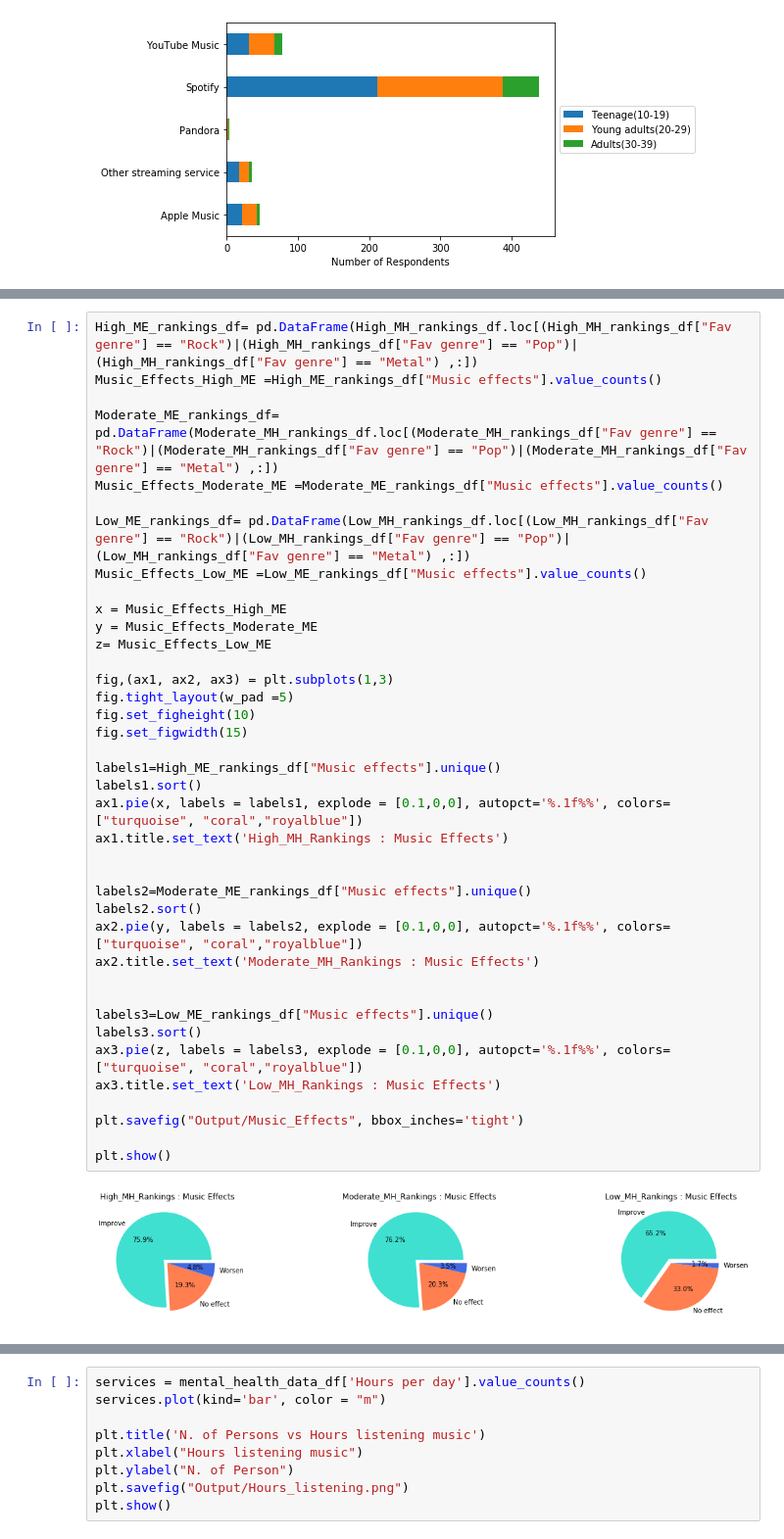
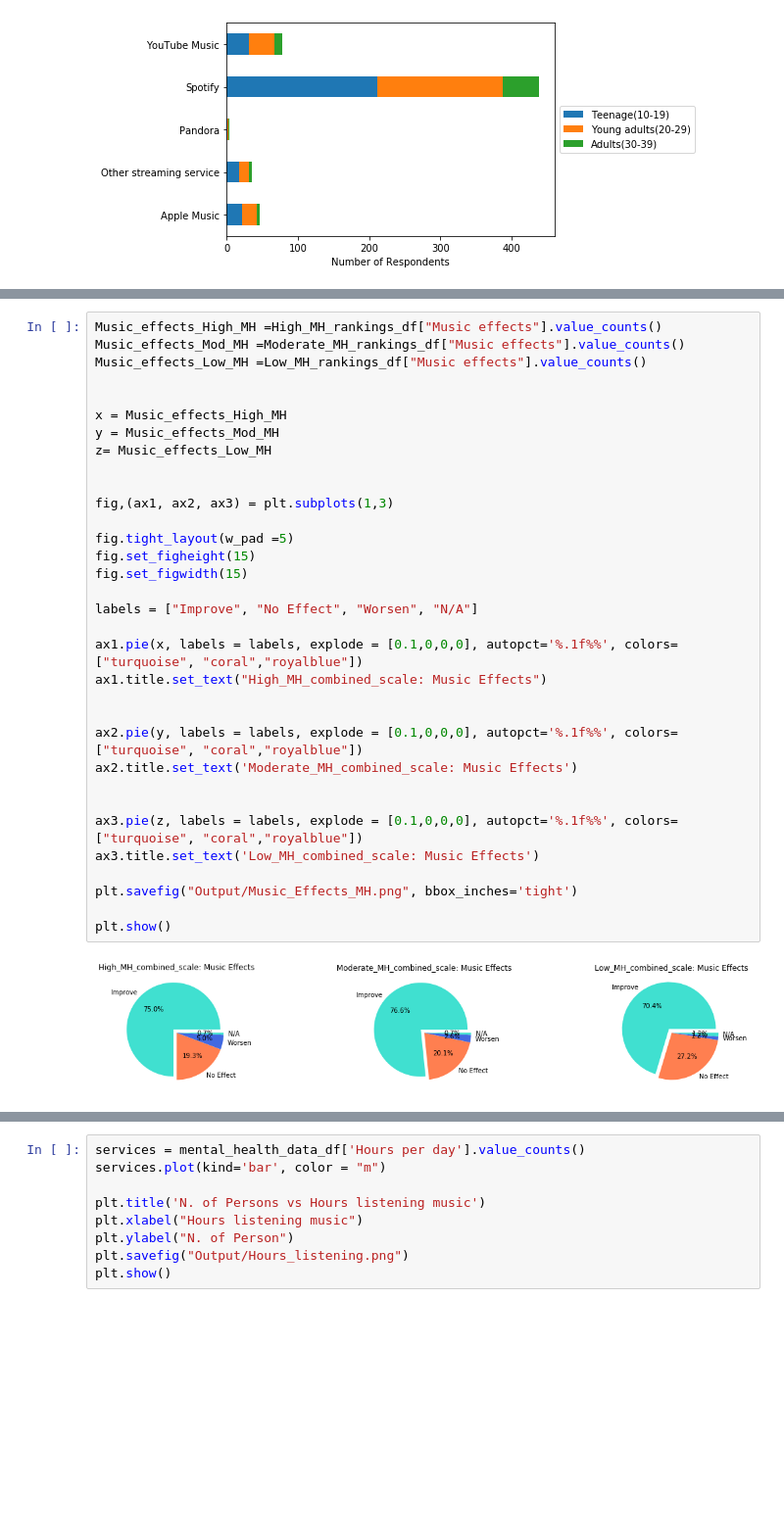
Before and after one commit to acosta109/Project-1, a Jupyter notebook: master_code_mental_health_analysis.ipynb, the cells around one changed output, grey strips where cells are left out. Shown at 98% size. Cells and saved outputs as stored; diff of their text form; blank space fills up the shorter version.

Commit message:
I added more graphs to the final code.

```diff
--- a/master_code_mental_health_analysis.ipynb
+++ b/master_code_mental_health_analysis.ipynb
@@ -424,43 +424,37 @@ plt.show()
 # %% [output]
 [figure]
 # %%
-High_ME_rankings_df= pd.DataFrame(High_MH_rankings_df.loc[(High_MH_rankings_df["Fav genre"] == "Rock")|(High_MH_rankings_df["Fav genre"] == "Pop")|(High_MH_rankings_df["Fav genre"] == "Metal") ,:])
-Music_Effects_High_ME =High_ME_rankings_df["Music effects"].value_counts()
+Music_effects_High_MH =High_MH_rankings_df["Music effects"].value_counts()
+Music_effects_Mod_MH =Moderate_MH_rankings_df["Music effects"].value_counts()
+Music_effects_Low_MH =Low_MH_rankings_df["Music effects"].value_counts()
 
-Moderate_ME_rankings_df= pd.DataFrame(Moderate_MH_rankings_df.loc[(Moderate_MH_rankings_df["Fav genre"] == "Rock")|(Moderate_MH_rankings_df["Fav genre"] == "Pop")|(Moderate_MH_rankings_df["Fav genre"] == "Metal") ,:])
-Music_Effects_Moderate_ME =Moderate_ME_rankings_df["Music effects"].value_counts()
 
-Low_ME_rankings_df= pd.DataFrame(Low_MH_rankings_df.loc[(Low_MH_rankings_df["Fav genre"] == "Rock")|(Low_MH_rankings_df["Fav genre"] == "Pop")|(Low_MH_rankings_df["Fav genre"] == "Metal") ,:])
-Music_Effects_Low_ME =Low_ME_rankings_df["Music effects"].value_counts()
+x = Music_effects_High_MH
+y = Music_effects_Mod_MH
+z= Music_effects_Low_MH
 
-x = Music_Effects_High_ME
-y = Music_Effects_Moderate_ME
-z= Music_Effects_Low_ME
 
 fig,(ax1, ax2, ax3) = plt.subplots(1,3)
+
 fig.tight_layout(w_pad =5)
-fig.set_figheight(10)
+fig.set_figheight(15)
 fig.set_figwidth(15)
 
-labels1=High_ME_rankings_df["Music effects"].unique()
-labels1.sort()
-ax1.pie(x, labels = labels1, explode = [0.1,0,0], autopct='%.1f%%', colors=["turquoise", "coral","royalblue"])
-ax1.title.set_text('High_MH_Rankings : Music Effects')
+labels = ["Improve", "No Effect", "Worsen", "N/A"]
+
+ax1.pie(x, labels = labels, explode = [0.1,0,0,0], autopct='%.1f%%', colors=["turquoise", "coral","royalblue"])
+ax1.title.set_text("High_MH_combined_scale: Music Effects")
 
 
-labels2=Moderate_ME_rankings_df["Music effects"].unique()
-labels2.sort()
-ax2.pie(y, labels = labels2, explode = [0.1,0,0], autopct='%.1f%%', colors=["turquoise", "coral","royalblue"])
-ax2.title.set_text('Moderate_MH_Rankings : Music Effects')
+ax2.pie(y, labels = labels, explode = [0.1,0,0,0], autopct='%.1f%%', colors=["turquoise", "coral","royalblue"])
+ax2.title.set_text('Moderate_MH_combined_scale: Music Effects')
 
 
-labels3=Low_ME_rankings_df["Music effects"].unique()
-labels3.sort()
-ax3.pie(z, labels = labels3, explode = [0.1,0,0], autopct='%.1f%%', colors=["turquoise", "coral","royalblue"])
-ax3.title.set_text('Low_MH_Rankings : Music Effects')
+ax3.pie(z, labels = labels, explode = [0.1,0,0,0], autopct='%.1f%%', colors=["turquoise", "coral","royalblue"])
+ax3.title.set_text('Low_MH_combined_scale: Music Effects')
 
-plt.savefig("Output/Music_Effects", bbox_inches='tight')
+plt.savefig("Output/Music_Effects_MH.png", bbox_inches='tight')
 
 plt.show()
 # %% [output]
-[figure, old version]
+[figure, new version]
```
Also changed, not shown: parts of 10 cells of this notebook, 3 other files.
